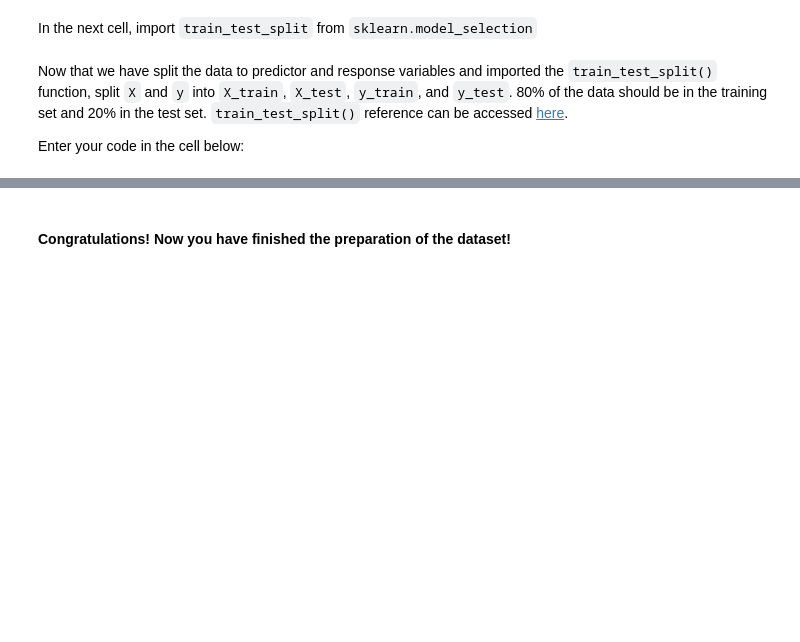
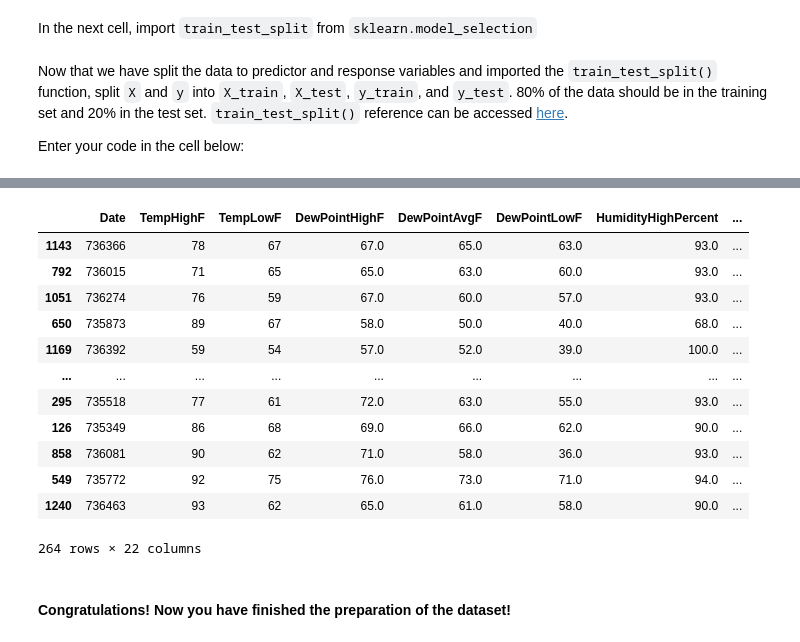
Before and after one commit to ta-data-remote/lab-intro-to-ml, a Jupyter notebook: your-code/main.ipynb, the cells around one changed output, grey strips where cells are left out. Cells and saved outputs as stored; diff of their text form; code cells hidden in the pictures; blank space fills up the shorter version.

```diff
--- a/your-code/main.ipynb
+++ b/your-code/main.ipynb
@@ -242,3 +483,19 @@ Enter your code in the cell below:
+# %%
+X_test
+# %% [output]
+|  | Date | TempHighF | TempLowF | DewPointHighF | DewPointAvgF | DewPointLowF | HumidityHighPercent | ... |
+| 1143 | 736366 | 78 | 67 | 67.0 | 65.0 | 63.0 | 93.0 | ... |
+| 792 | 736015 | 71 | 65 | 65.0 | 63.0 | 60.0 | 93.0 | ... |
+| 1051 | 736274 | 76 | 59 | 67.0 | 60.0 | 57.0 | 93.0 | ... |
+| 650 | 735873 | 89 | 67 | 58.0 | 50.0 | 40.0 | 68.0 | ... |
+| 1169 | 736392 | 59 | 54 | 57.0 | 52.0 | 39.0 | 100.0 | ... |
+| ... | ... | ... | ... | ... | ... | ... | ... | ... |
+| 295 | 735518 | 77 | 61 | 72.0 | 63.0 | 55.0 | 93.0 | ... |
+| 126 | 735349 | 86 | 68 | 69.0 | 66.0 | 62.0 | 90.0 | ... |
+| 858 | 736081 | 90 | 62 | 71.0 | 58.0 | 36.0 | 93.0 | ... |
+| 549 | 735772 | 92 | 75 | 76.0 | 73.0 | 71.0 | 94.0 | ... |
+| 1240 | 736463 | 93 | 62 | 65.0 | 61.0 | 58.0 | 90.0 | ... |
+264 rows × 22 columns
 # %% [markdown]
 #### Congratulations! Now you have finished the preparation of the dataset!
 # %% [markdown]
```
Also changed, not shown: parts of 63 cells of this notebook.
